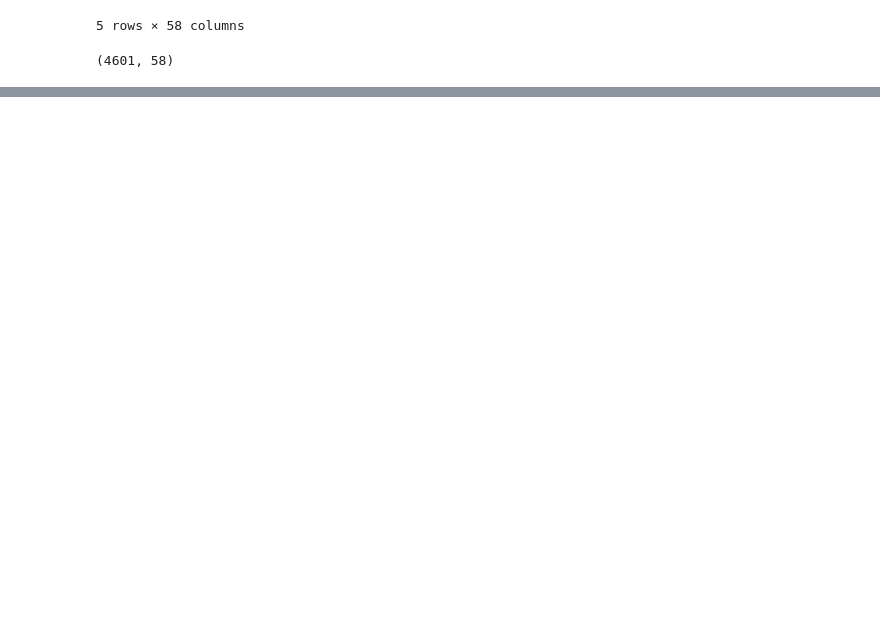
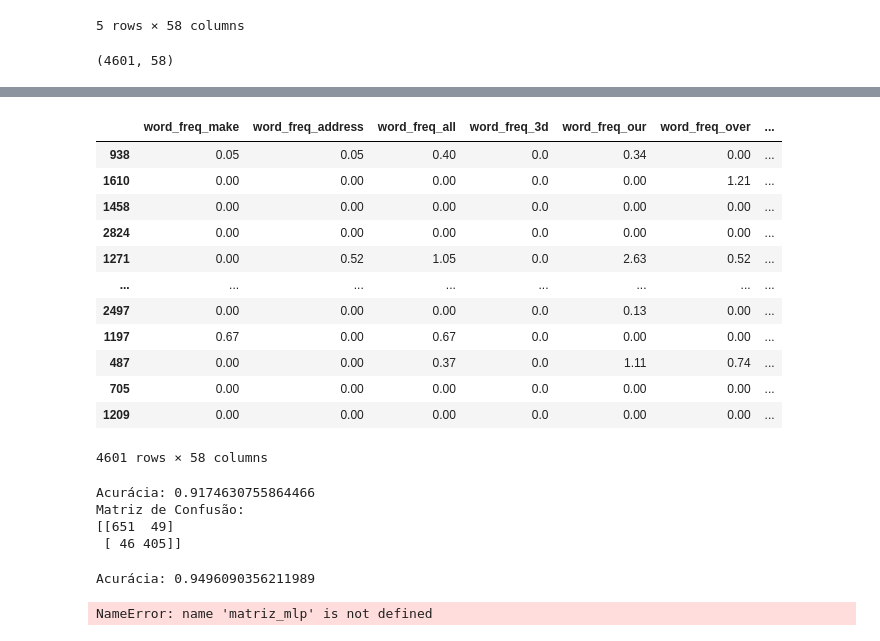
Before and after one commit to williamteles/AM-EmailSpam, a Jupyter notebook: spamEmail.ipynb, the cells around one changed output, grey strips where cells are left out. Saved outputs shown, nothing was run; the diff lists cells and outputs as text; code cells hidden in the pictures; blank space fills up the shorter version.

Commit message:
adding classific multilayer and decision tree

```diff
--- a/spamEmail.ipynb
+++ b/spamEmail.ipynb
@@ -20,0 +77,18 @@ df.shape
+# %%
+from sklearn.utils import shuffle
+df = shuffle(df)
+df
+# %% [output]
+|  | word_freq_make | word_freq_address | word_freq_all | word_freq_3d | word_freq_our | word_freq_over | ... |
+| 938 | 0.05 | 0.05 | 0.40 | 0.0 | 0.34 | 0.00 | ... |
+| 1610 | 0.00 | 0.00 | 0.00 | 0.0 | 0.00 | 1.21 | ... |
+| 1458 | 0.00 | 0.00 | 0.00 | 0.0 | 0.00 | 0.00 | ... |
+| 2824 | 0.00 | 0.00 | 0.00 | 0.0 | 0.00 | 0.00 | ... |
+| 1271 | 0.00 | 0.52 | 1.05 | 0.0 | 2.63 | 0.52 | ... |
+| ... | ... | ... | ... | ... | ... | ... | ... |
+| 2497 | 0.00 | 0.00 | 0.00 | 0.0 | 0.13 | 0.00 | ... |
+| 1197 | 0.67 | 0.00 | 0.67 | 0.0 | 0.00 | 0.00 | ... |
+| 487 | 0.00 | 0.00 | 0.37 | 0.0 | 1.11 | 0.74 | ... |
+| 705 | 0.00 | 0.00 | 0.00 | 0.0 | 0.00 | 0.00 | ... |
+| 1209 | 0.00 | 0.00 | 0.00 | 0.0 | 0.00 | 0.00 | ... |
+4601 rows × 58 columns
@@ -20,0 +103,28 @@ df.shape
+# %%
+dt = DecisionTreeClassifier()
+dt.fit(x_train, y_train)
+resultados_dt = dt.predict(x_test)
+
+acc_dt = accuracy_score(y_test, resultados_dt)
+matriz_dt = confusion_matrix(y_test, resultados_dt)
+
+print(f'Acurácia: {acc_dt}')
+print(f'Matriz de Confusão:\n{matriz_dt}')
+# %% [output]
+Acurácia: 0.9174630755864466
+Matriz de Confusão:
+[[651  49]
+ [ 46 405]]
+# %%
+mlp = MLPClassifier()
+mlp.fit(x_train, y_train)
+resultados_mlp = mlp.predict(x_test)
+
+acc_mlp = accuracy_score(y_test, resultados_mlp)
+matriz_mlp = confusion_matrix(y_test, resultados_mlp)
+
+print(f'Acurácia: {acc_mlp}')
+print(f'Matriz de Confusão:\n{matriz_mlp}')
+# %% [output]
+Acurácia: 0.9496090356211989
+NameError: name 'matriz_mlp' is not defined
```
Also changed, not shown: parts of 5 cells of this notebook.
